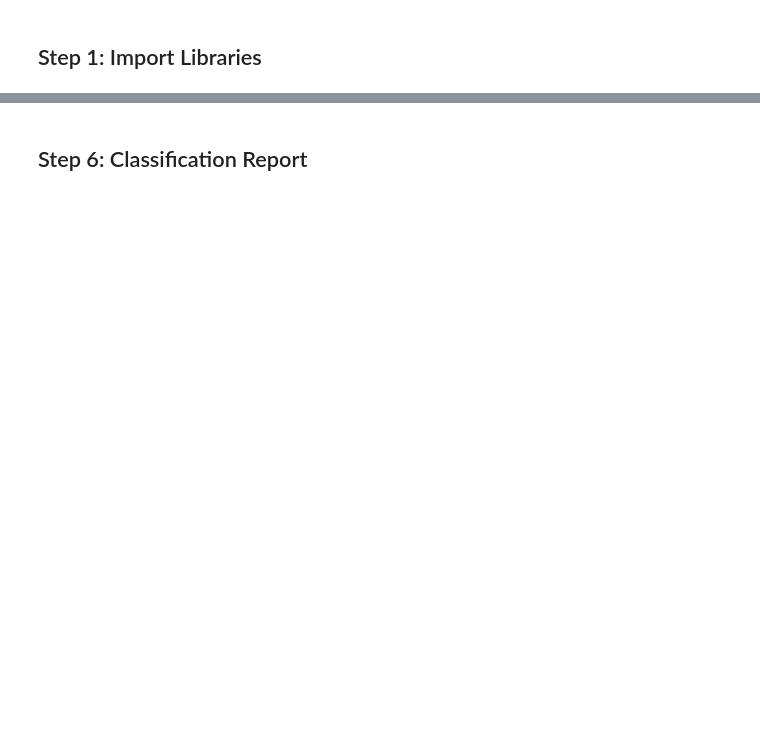
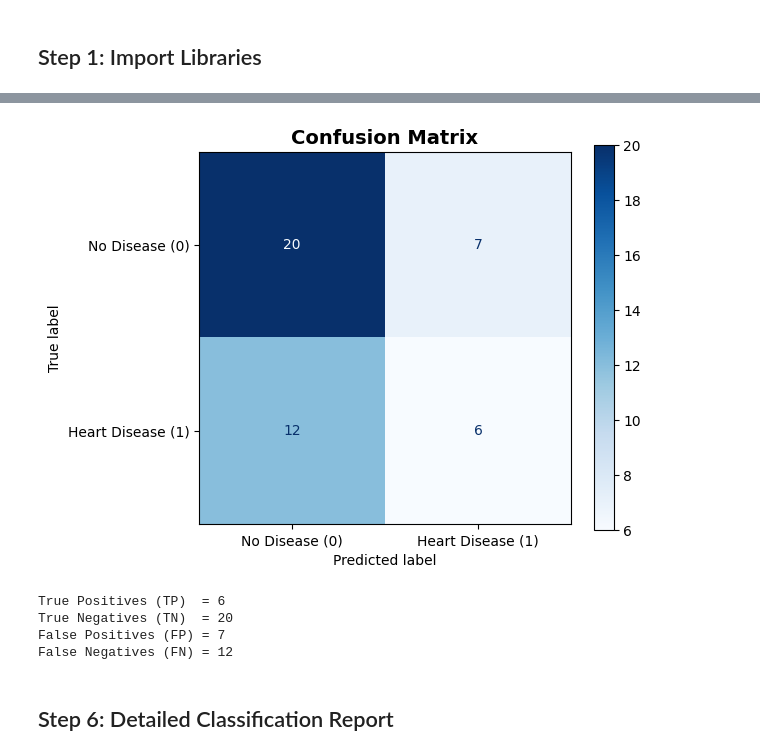
Before and after one commit to rosdebbu/l-data-seT---ML, a Jupyter notebook: Heart_Disease_Classification_Metrics.ipynb, the cells around one changed output, grey strips where cells are left out. Cells and saved outputs as stored; diff of their text form; code cells hidden in the pictures; blank space fills up the shorter version.

```diff
--- a/Heart_Disease_Classification_Metrics.ipynb
+++ b/Heart_Disease_Classification_Metrics.ipynb
@@ -38,22 +272,24 @@ HTTPError: HTTP Error 404: Not Found
 # %%
-# Separate features and target
+# Separate features (X) and target (y)
 X = df.drop('target', axis=1)
 y = df['target']
 
-# Scale features
+# Scale features for better convergence
 scaler = StandardScaler()
 X_scaled = scaler.fit_transform(X)
 
-# Split: 80% train, 20% test
-X_train, X_test, y_train, y_test = train_test_split(X_scaled, y, test_size=0.2, random_state=42)
+# Split data: 80% Training, 20% Testing
+X_train, X_test, y_train, y_test = train_test_split(
+    X_scaled, y, test_size=0.2, random_state=42
+)
 
-print(f"Training: {X_train.shape[0]} samples")
-print(f"Testing:  {X_test.shape[0]} samples")
-
-# Train Logistic Regression
+# Train Logistic Regression Model
 model = LogisticRegression(max_iter=1000, random_state=42)
 model.fit(X_train, y_train)
 
-# Predict
+# Make Predictions
 y_pred = model.predict(X_test)
-print("\nModel trained and predictions made!")
+
+print(f"Training samples: {X_train.shape[0]}")
+print(f"Testing samples:  {X_test.shape[0]}")
+print("✅ Model trained successfully!")
@@ -89,3 +343,25 @@ print("=" * 50)
+# %%
+# Compute confusion matrix
+cm = confusion_matrix(y_test, y_pred)
+disp = ConfusionMatrixDisplay(confusion_matrix=cm, display_labels=['No Disease (0)', 'Heart Disease (1)'])
+
+# Display matrix plot
+fig, ax = plt.subplots(figsize=(6, 5))
+disp.plot(cmap='Blues', ax=ax, values_format='d')
+plt.title('Confusion Matrix', fontsize=14, fontweight='bold')
+plt.show()
+
+tn, fp, fn, tp = cm.ravel()
+print(f"True Positives (TP)  = {tp}")
+print(f"True Negatives (TN)  = {tn}")
+print(f"False Positives (FP) = {fp}")
+print(f"False Negatives (FN) = {fn}")
+# %% [output]
+[figure, added]
+True Positives (TP)  = 6
+True Negatives (TN)  = 20
+False Positives (FP) = 7
+False Negatives (FN) = 12
 # %% [markdown]
-## Step 6: Classification Report
+## Step 6: Detailed Classification Report
 # %%
```
Also changed, not shown: parts of 19 cells of this notebook.
